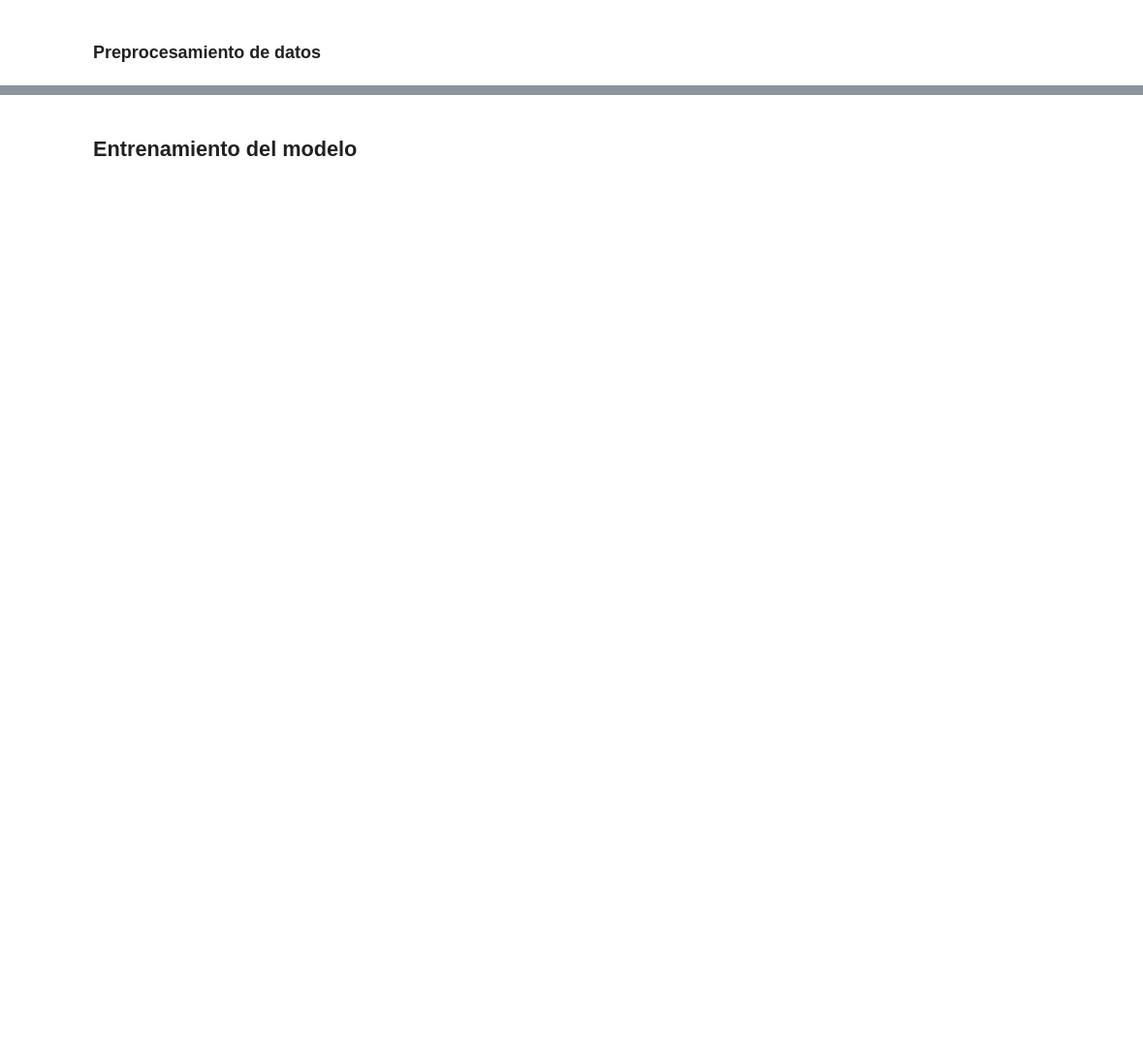
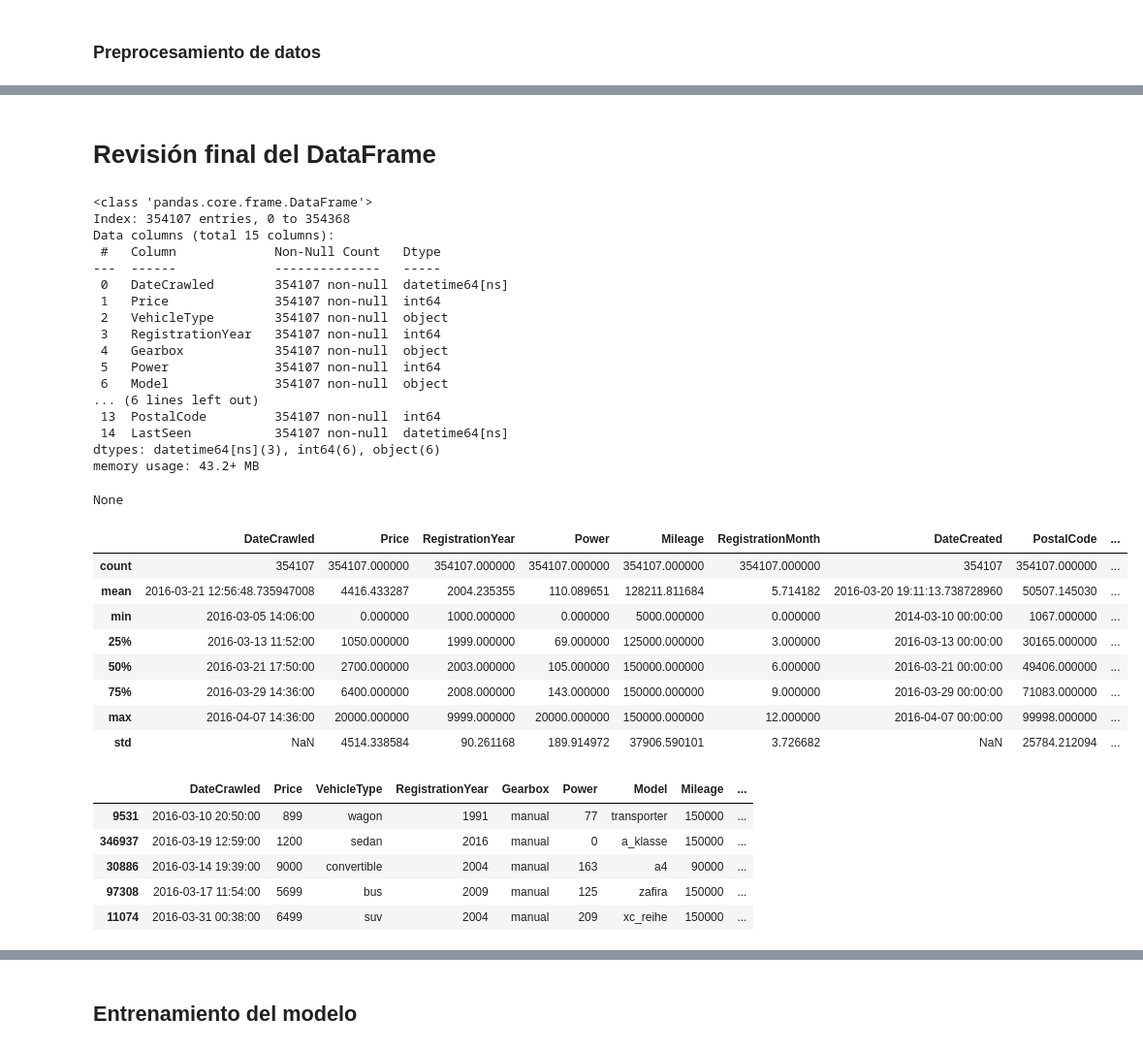
Before and after one commit to ErayFaSol/proyectosDataScience, a Jupyter notebook: proyecto12.ipynb, the cells around one changed output, grey strips where cells are left out. Shown at 97% size. Drawn from its saved outputs; the diff is of its cells as text; code cells hidden in the pictures; blank space fills up the shorter version.

```diff
--- a/proyecto12.ipynb
+++ b/proyecto12.ipynb
@@ -104,0 +95,11 @@ Preparacion de datos
+# %%
+print(f"Numero de valores nulos previos: {df.isnull().sum()}")
+
+# Imputar valores nulos con la moda para las columnas categoricas
+df['VehicleType'].fillna(df['VehicleType'].mode()[0], inplace=True)
+df['Gearbox'].fillna(df['Gearbox'].mode()[0], inplace=True)
+df['Model'].fillna(df['Model'].mode()[0], inplace=True)
+df['FuelType'].fillna(df['FuelType'].mode()[0], inplace=True)
+df['NotRepaired'].fillna('no', inplace=True)  # Asumimos que la mayoría de los autos no están reparados
+
+print(f"Verificacion de valores nulos : {df.isnull().sum()}")
@@ -104,0 +124,51 @@ Preparacion de datos
+# %%
+# Convertir columnas de fechas a formato datetime
+df['DateCrawled'] = pd.to_datetime(df['DateCrawled'], format='%d/%m/%Y %H:%M')
+df['DateCreated'] = pd.to_datetime(df['DateCreated'], format='%d/%m/%Y %H:%M')
+df['LastSeen'] = pd.to_datetime(df['LastSeen'], format='%d/%m/%Y %H:%M')
+# %%
+# Eliminar columnas irrelevantes
+# Nota: Reiniciar el kernel despues de la primera ejecucion
+df = df.drop(columns=['NumberOfPictures'])
+# %%
+
+# Revisión final de los datos
+display(HTML('<h1> Revisión final del DataFrame'))
+display(df.info())
+display(df.describe())
+display(df.sample(5))
+# %% [output]
+Revisión final del DataFrame
+<class 'pandas.core.frame.DataFrame'>
+Index: 354107 entries, 0 to 354368
+Data columns (total 15 columns):
+ #   Column             Non-Null Count   Dtype
+---  ------             --------------   -----
+ 0   DateCrawled        354107 non-null  datetime64[ns]
+ 1   Price              354107 non-null  int64
+ 2   VehicleType        354107 non-null  object
+ 3   RegistrationYear   354107 non-null  int64
+ 4   Gearbox            354107 non-null  object
+ 5   Power              354107 non-null  int64
+ 6   Model              354107 non-null  object
+... (6 lines left out)
+ 13  PostalCode         354107 non-null  int64
+ 14  LastSeen           354107 non-null  datetime64[ns]
+dtypes: datetime64[ns](3), int64(6), object(6)
+memory usage: 43.2+ MB
+None
+|  | DateCrawled | Price | RegistrationYear | Power | Mileage | RegistrationMonth | DateCreated | PostalCode | ... |
+| count | 354107 | 354107.000000 | 354107.000000 | 354107.000000 | 354107.000000 | 354107.000000 | 354107 | 354107.000000 | ... |
+| mean | 2016-03-21 12:56:48.735947008 | 4416.433287 | 2004.235355 | 110.089651 | 128211.811684 | 5.714182 | 2016-03-20 19:11:13.738728960 | 50507.145030 | ... |
+| min | 2016-03-05 14:06:00 | 0.000000 | 1000.000000 | 0.000000 | 5000.000000 | 0.000000 | 2014-03-10 00:00:00 | 1067.000000 | ... |
+| 25% | 2016-03-13 11:52:00 | 1050.000000 | 1999.000000 | 69.000000 | 125000.000000 | 3.000000 | 2016-03-13 00:00:00 | 30165.000000 | ... |
+| 50% | 2016-03-21 17:50:00 | 2700.000000 | 2003.000000 | 105.000000 | 150000.000000 | 6.000000 | 2016-03-21 00:00:00 | 49406.000000 | ... |
+| 75% | 2016-03-29 14:36:00 | 6400.000000 | 2008.000000 | 143.000000 | 150000.000000 | 9.000000 | 2016-03-29 00:00:00 | 71083.000000 | ... |
+| max | 2016-04-07 14:36:00 | 20000.000000 | 9999.000000 | 20000.000000 | 150000.000000 | 12.000000 | 2016-04-07 00:00:00 | 99998.000000 | ... |
+| std | NaN | 4514.338584 | 90.261168 | 189.914972 | 37906.590101 | 3.726682 | NaN | 25784.212094 | ... |
+|  | DateCrawled | Price | VehicleType | RegistrationYear | Gearbox | Power | Model | Mileage | ... |
+| 9531 | 2016-03-10 20:50:00 | 899 | wagon | 1991 | manual | 77 | transporter | 150000 | ... |
+| 346937 | 2016-03-19 12:59:00 | 1200 | sedan | 2016 | manual | 0 | a_klasse | 150000 | ... |
+| 30886 | 2016-03-14 19:39:00 | 9000 | convertible | 2004 | manual | 163 | a4 | 90000 | ... |
+| 97308 | 2016-03-17 11:54:00 | 5699 | bus | 2009 | manual | 125 | zafira | 150000 | ... |
+| 11074 | 2016-03-31 00:38:00 | 6499 | suv | 2004 | manual | 209 | xc_reihe | 150000 | ... |
```
Also changed, not shown: parts of 15 cells of this notebook.
